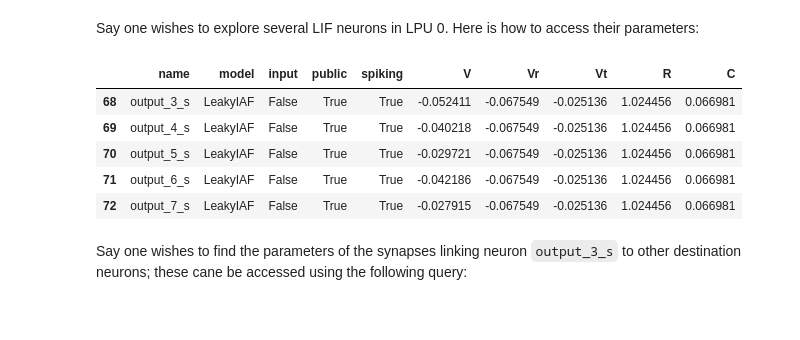
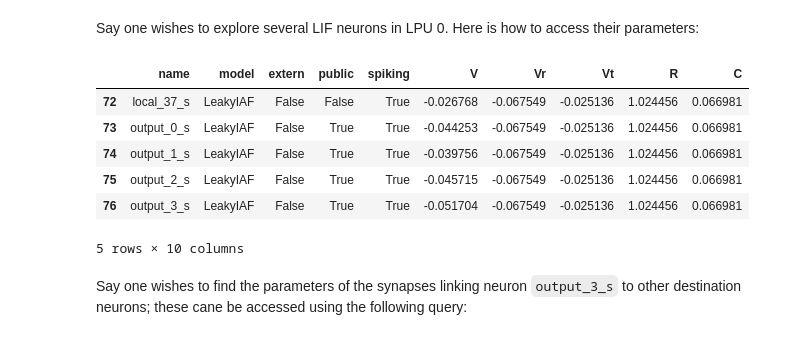
Before and after one commit to neurokernel/neurokernel, a Jupyter notebook: notebooks/intro.ipynb, the cells around one changed output. Cells and saved outputs as stored; diff of their text form; code cells hidden in the pictures.

Commit message:
Update intro notebook to use 'extern' rather than 'input' in neuron params.

```diff
--- a/notebooks/intro.ipynb
+++ b/notebooks/intro.ipynb
@@ -230,15 +230,16 @@ df_neu_0, df_syn_0 = neurokernel.tools.graph.graph_to_df(g_0)
 # %% [markdown]
 Say one wishes to explore several LIF neurons in LPU 0. Here is how to access their parameters:
 # %%
-df_neu_0[df_neu_0['model'] == 'LeakyIAF'][50:55][['name','model','input',
+df_neu_0[df_neu_0['model'] == 'LeakyIAF'][50:55][['name','model','extern',
                                 'public','spiking','V','Vr','Vt','R','C']]
 # %% [output]
-|  | name | model | input | public | spiking | V | Vr | Vt | R | C |
-| 68 | output_3_s | LeakyIAF | False | True | True | -0.052411 | -0.067549 | -0.025136 | 1.024456 | 0.066981 |
-| 69 | output_4_s | LeakyIAF | False | True | True | -0.040218 | -0.067549 | -0.025136 | 1.024456 | 0.066981 |
-| 70 | output_5_s | LeakyIAF | False | True | True | -0.029721 | -0.067549 | -0.025136 | 1.024456 | 0.066981 |
-| 71 | output_6_s | LeakyIAF | False | True | True | -0.042186 | -0.067549 | -0.025136 | 1.024456 | 0.066981 |
-| 72 | output_7_s | LeakyIAF | False | True | True | -0.027915 | -0.067549 | -0.025136 | 1.024456 | 0.066981 |
+|  | name | model | extern | public | spiking | V | Vr | Vt | R | C |
+| 72 | local_37_s | LeakyIAF | False | False | True | -0.026768 | -0.067549 | -0.025136 | 1.024456 | 0.066981 |
+| 73 | output_0_s | LeakyIAF | False | True | True | -0.044253 | -0.067549 | -0.025136 | 1.024456 | 0.066981 |
+| 74 | output_1_s | LeakyIAF | False | True | True | -0.039756 | -0.067549 | -0.025136 | 1.024456 | 0.066981 |
+| 75 | output_2_s | LeakyIAF | False | True | True | -0.045715 | -0.067549 | -0.025136 | 1.024456 | 0.066981 |
+| 76 | output_3_s | LeakyIAF | False | True | True | -0.051704 | -0.067549 | -0.025136 | 1.024456 | 0.066981 |
+5 rows × 10 columns
 # %% [markdown]
 Say one wishes to find the parameters of the synapses linking neuron ``output_3_s`` to other destination neurons; these cane be accessed using the following query:
 # %%
```
Also changed, not shown: parts of 4 cells of this notebook.
